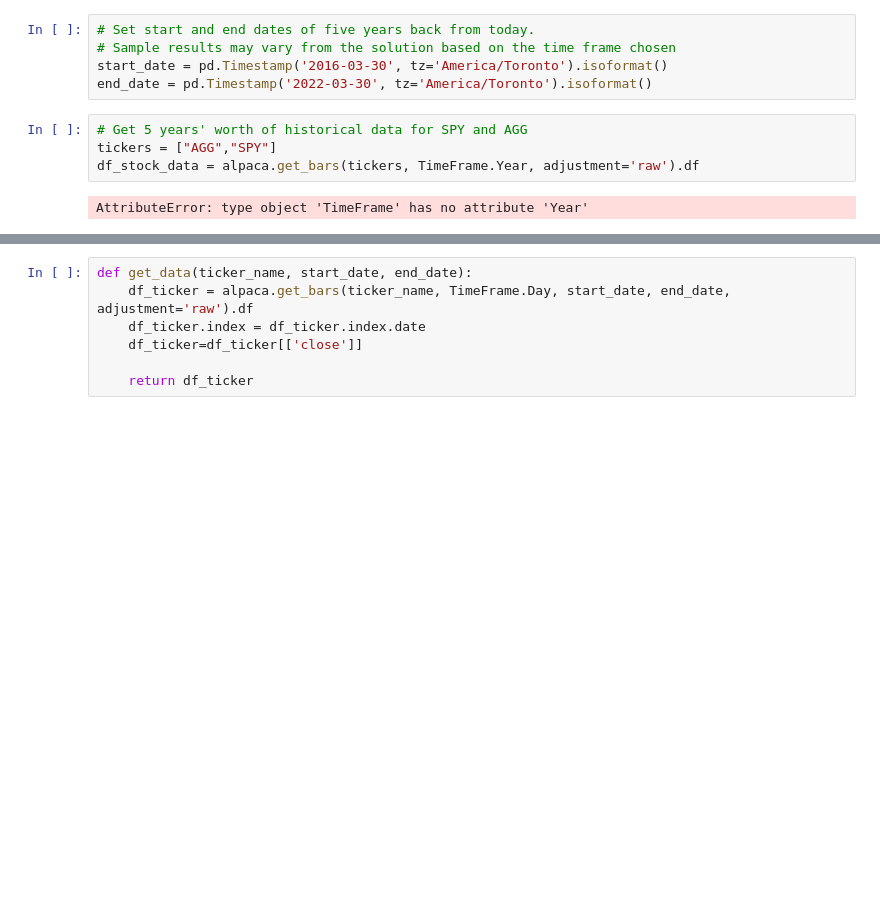
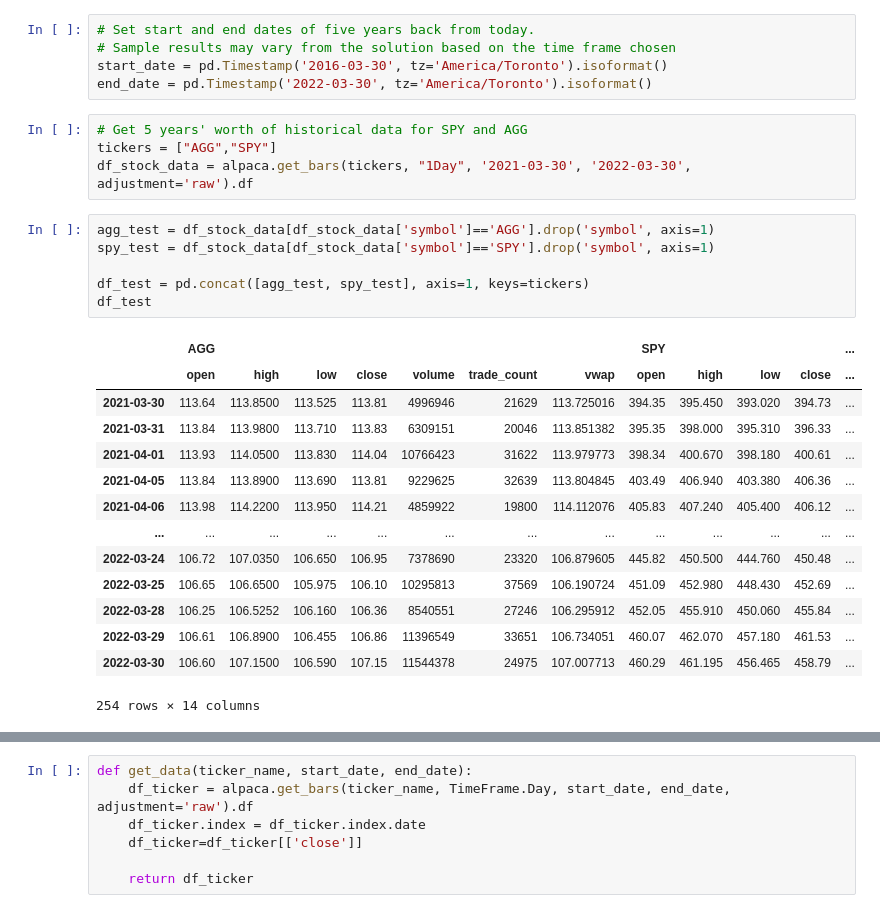
Before and after one commit to EmilianoMendez/Financial_Planning, a Jupyter notebook: financial-planner_2.ipynb, the cells around one changed output, grey strips where cells are left out. Saved outputs shown, nothing was run; the diff lists cells and outputs as text; blank space fills up the shorter version.

```diff
--- a/financial-planner_2.ipynb
+++ b/financial-planner_2.ipynb
@@ -273,6 +268,25 @@ end_date = pd.Timestamp('2022-03-30', tz='America/Toronto').isoformat()
 # %%
 # Get 5 years' worth of historical data for SPY and AGG
 tickers = ["AGG","SPY"]
-df_stock_data = alpaca.get_bars(tickers, TimeFrame.Year, adjustment='raw').df
+df_stock_data = alpaca.get_bars(tickers, "1Day", '2021-03-30', '2022-03-30', adjustment='raw').df
-# %% [output]
-AttributeError: type object 'TimeFrame' has no attribute 'Year'
+# %%
+agg_test = df_stock_data[df_stock_data['symbol']=='AGG'].drop('symbol', axis=1)
+spy_test = df_stock_data[df_stock_data['symbol']=='SPY'].drop('symbol', axis=1)
+
+df_test = pd.concat([agg_test, spy_test], axis=1, keys=tickers)
+df_test
+# %% [output]
+|  | AGG |  |  |  |  |  |  | SPY |  |  |  | ... |
+|  | open | high | low | close | volume | trade_count | vwap | open | high | low | close | ... |
+| 2021-03-30 | 113.64 | 113.8500 | 113.525 | 113.81 | 4996946 | 21629 | 113.725016 | 394.35 | 395.450 | 393.020 | 394.73 | ... |
+| 2021-03-31 | 113.84 | 113.9800 | 113.710 | 113.83 | 6309151 | 20046 | 113.851382 | 395.35 | 398.000 | 395.310 | 396.33 | ... |
+| 2021-04-01 | 113.93 | 114.0500 | 113.830 | 114.04 | 10766423 | 31622 | 113.979773 | 398.34 | 400.670 | 398.180 | 400.61 | ... |
+| 2021-04-05 | 113.84 | 113.8900 | 113.690 | 113.81 | 9229625 | 32639 | 113.804845 | 403.49 | 406.940 | 403.380 | 406.36 | ... |
+| 2021-04-06 | 113.98 | 114.2200 | 113.950 | 114.21 | 4859922 | 19800 | 114.112076 | 405.83 | 407.240 | 405.400 | 406.12 | ... |
+| ... | ... | ... | ... | ... | ... | ... | ... | ... | ... | ... | ... | ... |
+| 2022-03-24 | 106.72 | 107.0350 | 106.650 | 106.95 | 7378690 | 23320 | 106.879605 | 445.82 | 450.500 | 444.760 | 450.48 | ... |
+| 2022-03-25 | 106.65 | 106.6500 | 105.975 | 106.10 | 10295813 | 37569 | 106.190724 | 451.09 | 452.980 | 448.430 | 452.69 | ... |
+| 2022-03-28 | 106.25 | 106.5252 | 106.160 | 106.36 | 8540551 | 27246 | 106.295912 | 452.05 | 455.910 | 450.060 | 455.84 | ... |
+| 2022-03-29 | 106.61 | 106.8900 | 106.455 | 106.86 | 11396549 | 33651 | 106.734051 | 460.07 | 462.070 | 457.180 | 461.53 | ... |
+| 2022-03-30 | 106.60 | 107.1500 | 106.590 | 107.15 | 11544378 | 24975 | 107.007713 | 460.29 | 461.195 | 456.465 | 458.79 | ... |
+254 rows × 14 columns
```
Also changed, not shown: parts of 33 cells of this notebook.
